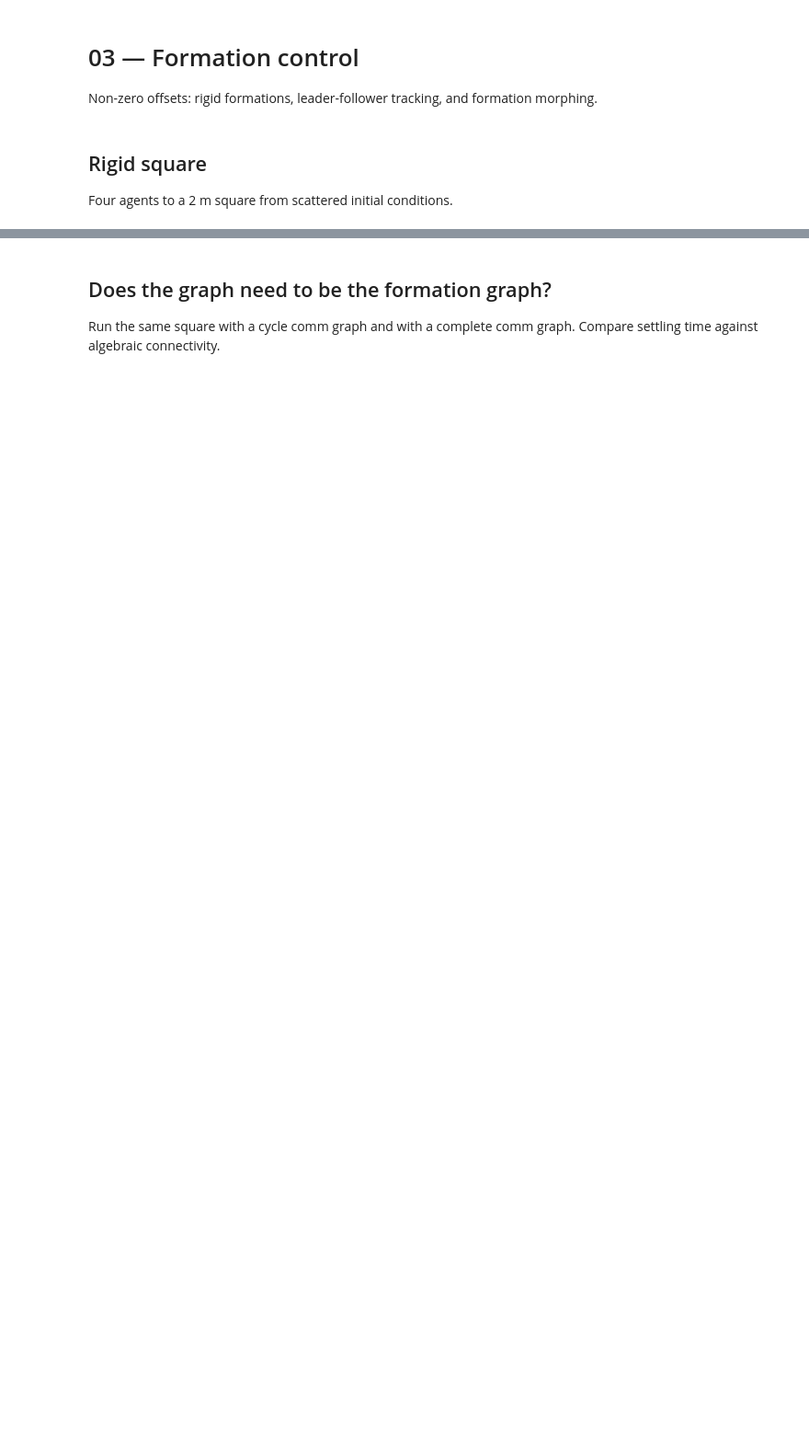
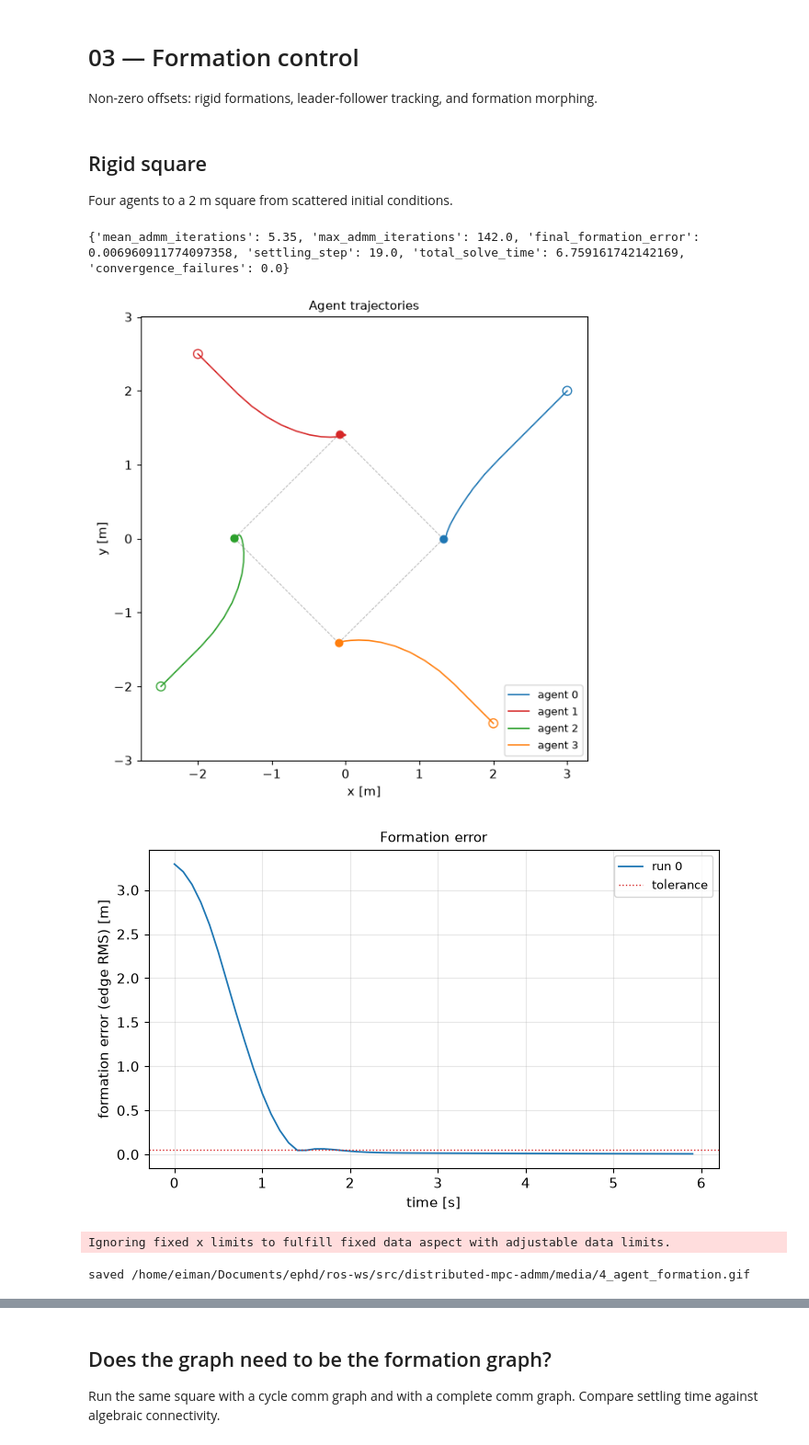
Before and after one commit to Ali-Eimaan/distributed-mpc-admm, a Jupyter notebook: python/notebooks/03_formation_control.ipynb, the cells around one changed output, grey strips where cells are left out. Shown at 92% size. Cells and saved outputs as stored; diff of their text form; code cells hidden in the pictures; blank space fills up the shorter version.

```diff
--- a/python/notebooks/03_formation_control.ipynb
+++ b/python/notebooks/03_formation_control.ipynb
@@ -22,0 +55,33 @@ Four agents to a 2 m square from scattered initial conditions.
+# %%
+# Four agents to a 2 m square (radius 1.41 => side ~2 m).
+formation = FormationSpec.regular_polygon(4, radius=1.41)
+
+mpc = DistributedMPC(
+    model,
+    formation.graph,
+    formation,
+    limits,
+    formation_weights,
+    admm_options,
+    mpc_options,
+)
+log_square = mpc.run(x0)
+
+print(log_square.summary())
+plotting.plot_trajectories(log_square, formation=formation)
+plt.show()
+plotting.plot_formation_error(log_square, tolerance=0.05)
+plt.show()
+
+# Canonical README hero: four agents converging to a square with edges overlaid.
+anim = plotting.animate_formation(
+    log_square, formation=formation, show_graph=True, show_predictions=True
+)
+plotting.save_animation(anim, str(repo_root / "media" / "4_agent_formation.gif"))
+print(f"saved {repo_root / 'media' / '4_agent_formation.gif'}")
+# %% [output]
+{'mean_admm_iterations': 5.35, 'max_admm_iterations': 142.0, 'final_formation_error': 0.006960911774097358, 'settling_step': 19.0, 'total_solve_time': 6.759161742142169, 'convergence_failures': 0.0}
+[figure, added]
+[figure, added]
+Ignoring fixed x limits to fulfill fixed data aspect with adjustable data limits.
+saved /home/eiman/Documents/ephd/ros-ws/src/distributed-mpc-admm/media/4_agent_formation.gif
```
Also changed, not shown: parts of 14 cells of this notebook, 59 other files.
